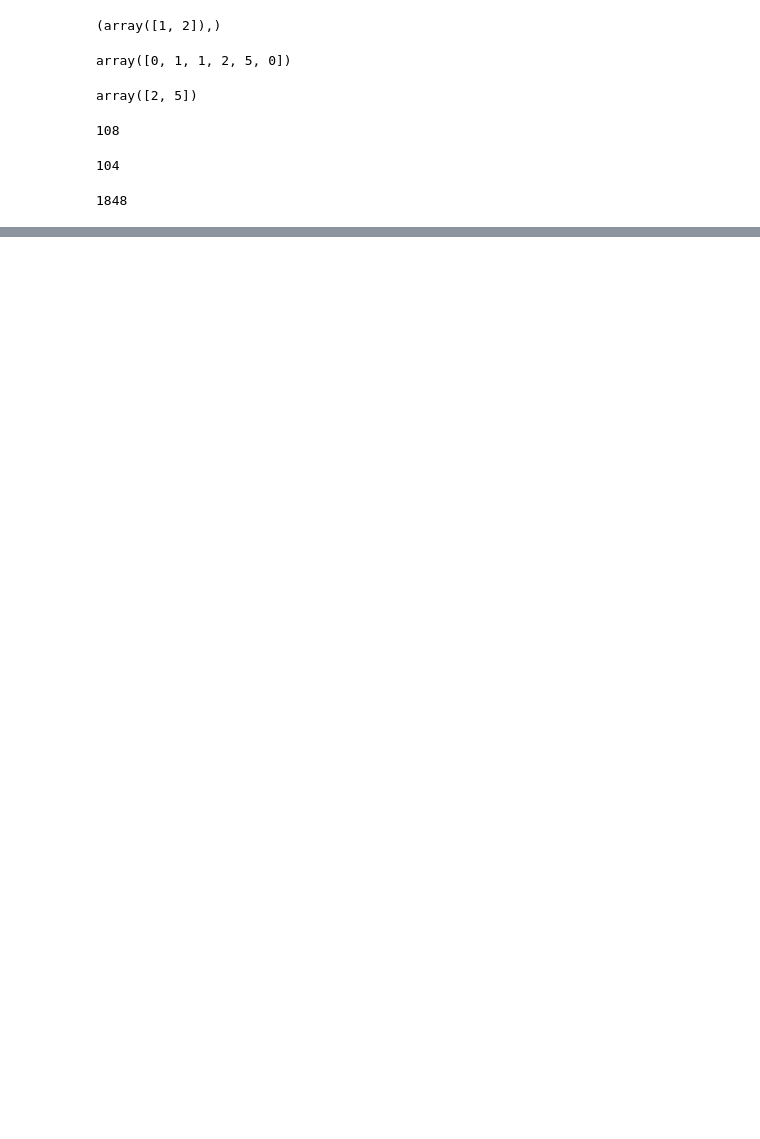
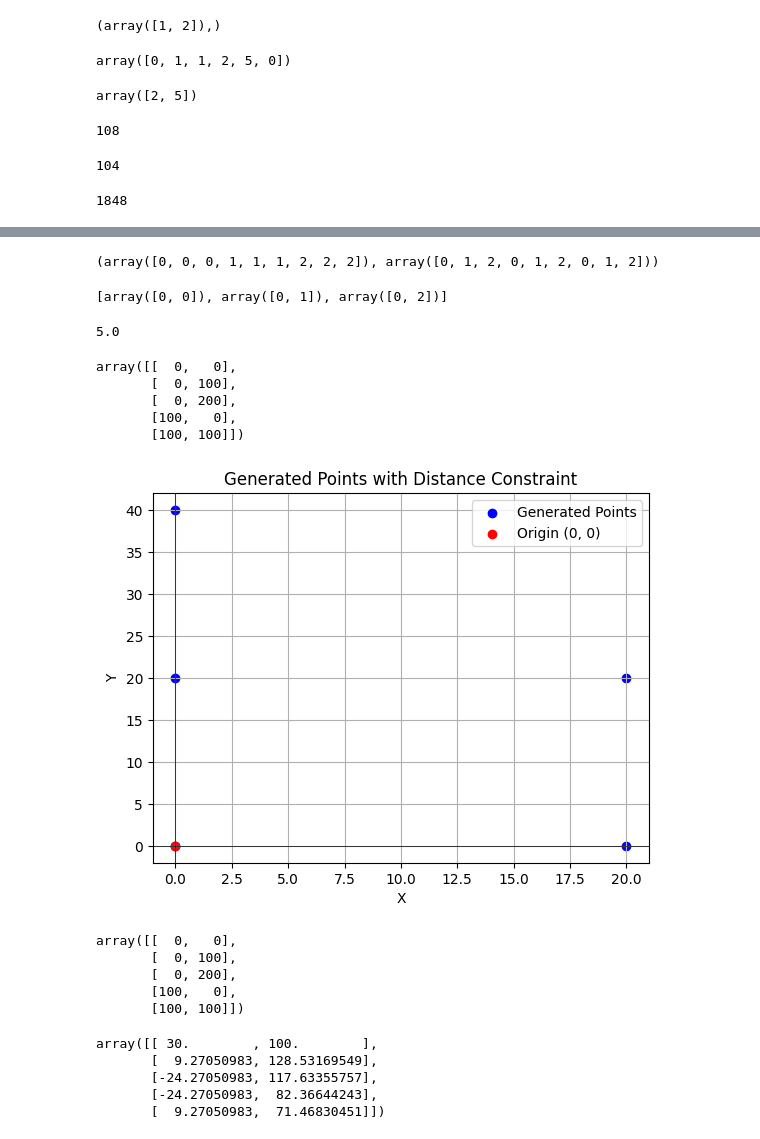
Before and after one commit to benrobaglia/D2D-PPO, a Jupyter notebook: Untitled.ipynb, the cells around one changed output, grey strips where cells are left out. Cells and saved outputs as stored; diff of their text form; code cells hidden in the pictures; blank space fills up the shorter version.

```diff
--- a/Untitled.ipynb
+++ b/Untitled.ipynb
@@ -735,0 +569,4 @@ n32
+# %%
+np.ones((3,3)).nonzero()
+# %% [output]
+(array([0, 0, 0, 1, 1, 1, 2, 2, 2]), array([0, 1, 2, 0, 1, 2, 0, 1, 2]))
@@ -735,0 +575,8 @@ n32
+# %%
+list(c[:3])
+# %% [output]
+[array([0, 0]), array([0, 1]), array([0, 2])]
+# %%
+np.ceil(4.2)
+# %% [output]
+5.0
@@ -735,0 +594,30 @@ n32
+# %%
+bs
+# %% [output]
+array([[  0,   0],
+       [  0, 100],
+       [  0, 200],
+       [100,   0],
+       [100, 100]])
+# %%
+def plot_points(points):
+    x = [point[0] for point in points]
+    y = [point[1] for point in points]
+
+    plt.scatter(x, y, color='blue', label='Generated Points')
+    plt.scatter(0, 0, color='red', label='Origin (0, 0)')
+
+    plt.axhline(0, color='black', linewidth=0.5)
+    plt.axvline(0, color='black', linewidth=0.5)
+
+    plt.xlabel('X')
+    plt.ylabel('Y')
+    plt.title('Generated Points with Distance Constraint')
+    plt.legend()
+    plt.grid()
+
+    plt.show()
+# %%
+plot_points(points)
+# %% [output]
+[figure, added]
@@ -735,0 +634,16 @@ n32
+# %%
+bs
+# %% [output]
+array([[  0,   0],
+       [  0, 100],
+       [  0, 200],
+       [100,   0],
+       [100, 100]])
+# %%
+points
+# %% [output]
+array([[ 30.        , 100.        ],
+       [  9.27050983, 128.53169549],
+       [-24.27050983, 117.63355757],
+       [-24.27050983,  82.36644243],
+       [  9.27050983,  71.46830451]])
```
Also changed, not shown: parts of 121 cells of this notebook, 21 other files.
